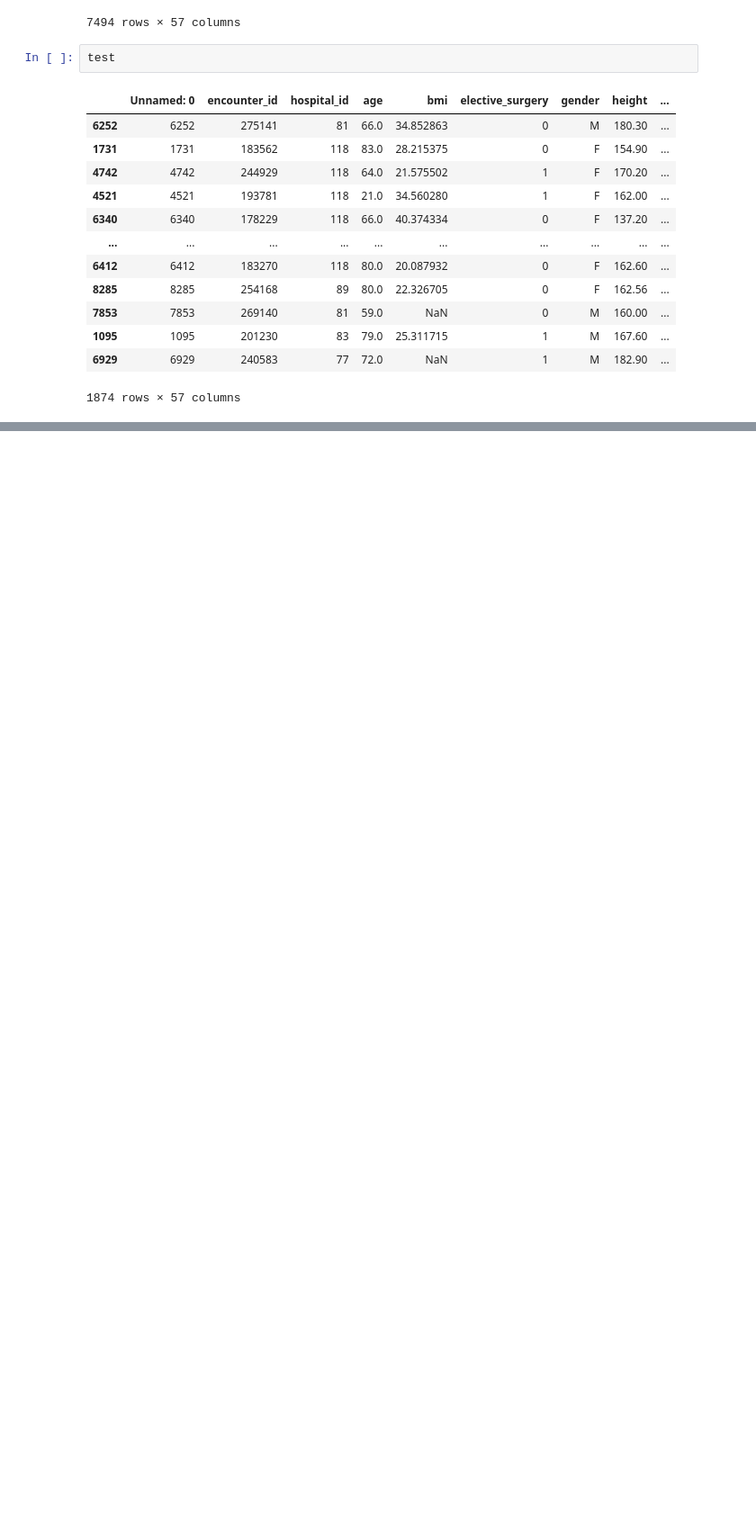
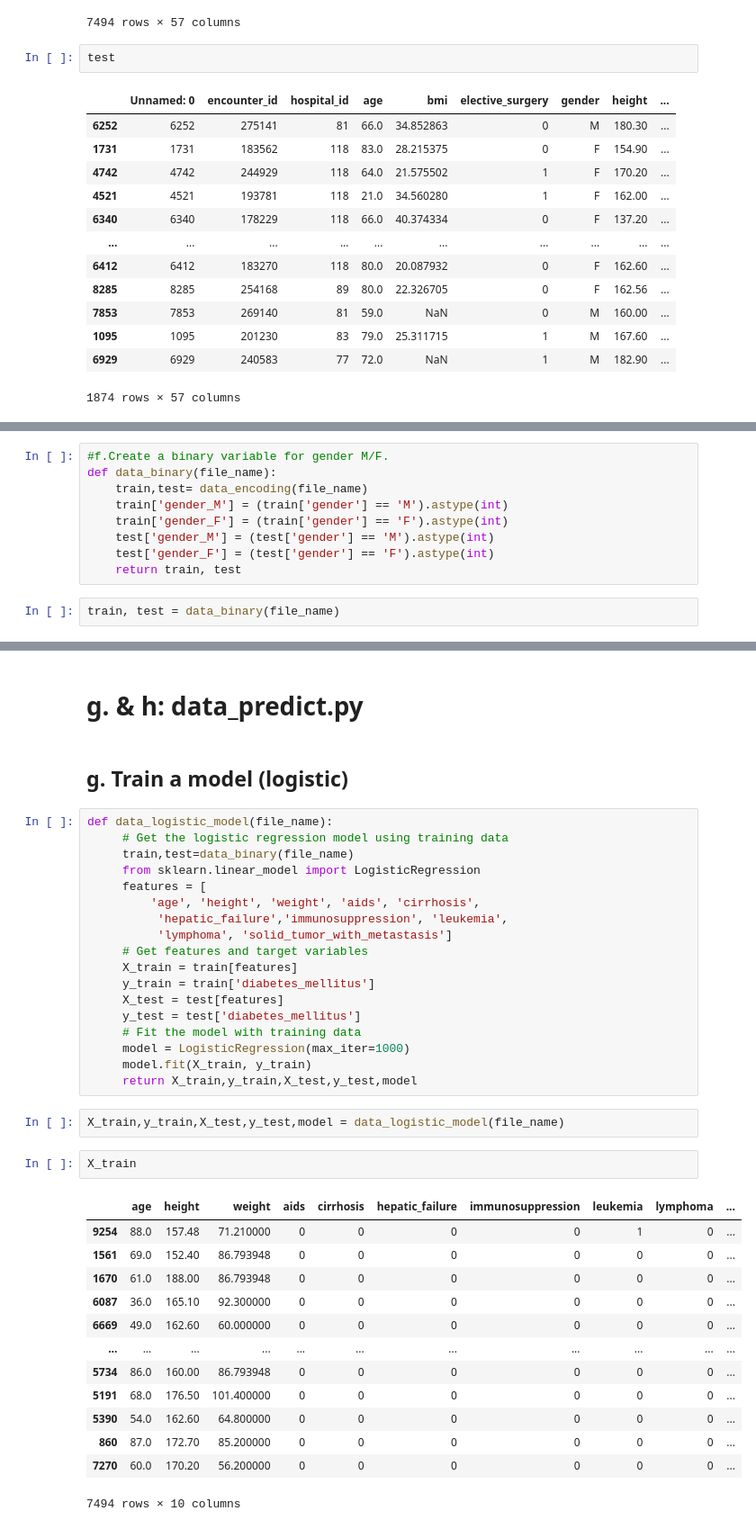
Before and after one commit to ElvisCasco/hw4, a Jupyter notebook: ejercicio0.ipynb, the cells around one changed output, grey strips where cells are left out. Shown at 90% size. Saved outputs shown, nothing was run; the diff lists cells and outputs as text; blank space fills up the shorter version.

```diff
--- a/ejercicio0.ipynb
+++ b/ejercicio0.ipynb
@@ -212,0 +220,11 @@ test
+# %%
+#f.Create a binary variable for gender M/F.
+def data_binary(file_name):
+    train,test= data_encoding(file_name)
+    train['gender_M'] = (train['gender'] == 'M').astype(int)
+    train['gender_F'] = (train['gender'] == 'F').astype(int)
+    test['gender_M'] = (test['gender'] == 'M').astype(int)
+    test['gender_F'] = (test['gender'] == 'F').astype(int)
+    return train, test
+# %%
+train, test = data_binary(file_name)
@@ -212,0 +263,40 @@ test
+# %% [markdown]
+# g. & h: data_predict.py
+# %% [markdown]
+## g. Train a model (logistic)
+# %%
+def data_logistic_model(file_name):
+     # Get the logistic regression model using training data
+     train,test=data_binary(file_name)
+     from sklearn.linear_model import LogisticRegression
+     features = [
+         'age', 'height', 'weight', 'aids', 'cirrhosis',
+          'hepatic_failure','immunosuppression', 'leukemia',
+          'lymphoma', 'solid_tumor_with_metastasis']
+     # Get features and target variables
+     X_train = train[features]
+     y_train = train['diabetes_mellitus']
+     X_test = test[features]
+     y_test = test['diabetes_mellitus']
+     # Fit the model with training data
+     model = LogisticRegression(max_iter=1000)
+     model.fit(X_train, y_train)
+     return X_train,y_train,X_test,y_test,model
+# %%
+X_train,y_train,X_test,y_test,model = data_logistic_model(file_name)
+# %%
+X_train
+# %% [output]
+|  | age | height | weight | aids | cirrhosis | hepatic_failure | immunosuppression | leukemia | lymphoma | ... |
+| 9254 | 88.0 | 157.48 | 71.210000 | 0 | 0 | 0 | 0 | 1 | 0 | ... |
+| 1561 | 69.0 | 152.40 | 86.793948 | 0 | 0 | 0 | 0 | 0 | 0 | ... |
+| 1670 | 61.0 | 188.00 | 86.793948 | 0 | 0 | 0 | 0 | 0 | 0 | ... |
+| 6087 | 36.0 | 165.10 | 92.300000 | 0 | 0 | 0 | 0 | 0 | 0 | ... |
+| 6669 | 49.0 | 162.60 | 60.000000 | 0 | 0 | 0 | 0 | 0 | 0 | ... |
+| ... | ... | ... | ... | ... | ... | ... | ... | ... | ... | ... |
+| 5734 | 86.0 | 160.00 | 86.793948 | 0 | 0 | 0 | 0 | 0 | 0 | ... |
+| 5191 | 68.0 | 176.50 | 101.400000 | 0 | 0 | 0 | 0 | 0 | 0 | ... |
+| 5390 | 54.0 | 162.60 | 64.800000 | 0 | 0 | 0 | 0 | 0 | 0 | ... |
+| 860 | 87.0 | 172.70 | 85.200000 | 0 | 0 | 0 | 0 | 0 | 0 | ... |
+| 7270 | 60.0 | 170.20 | 56.200000 | 0 | 0 | 0 | 0 | 0 | 0 | ... |
+7494 rows × 10 columns
```
Also changed, not shown: parts of 26 cells of this notebook.
